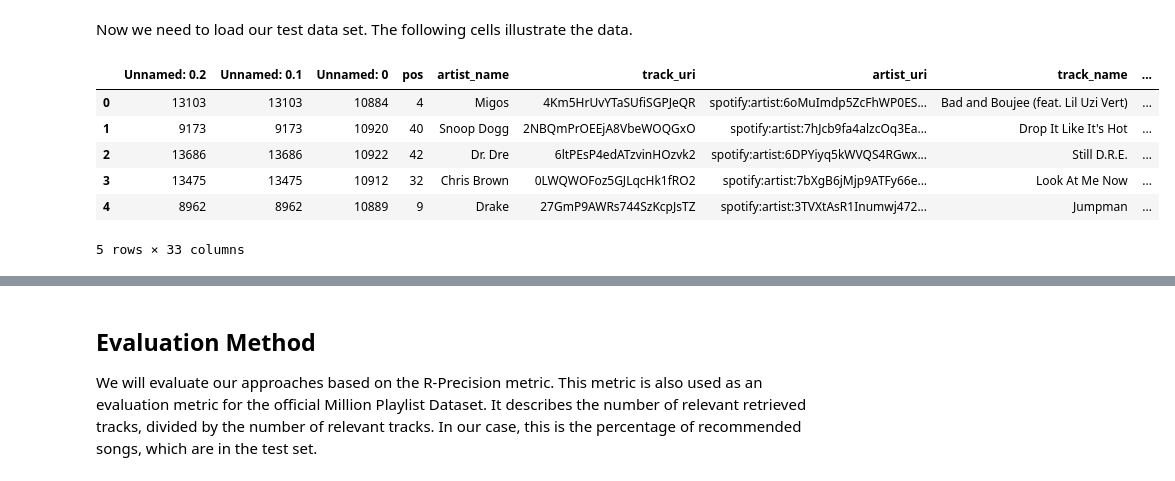
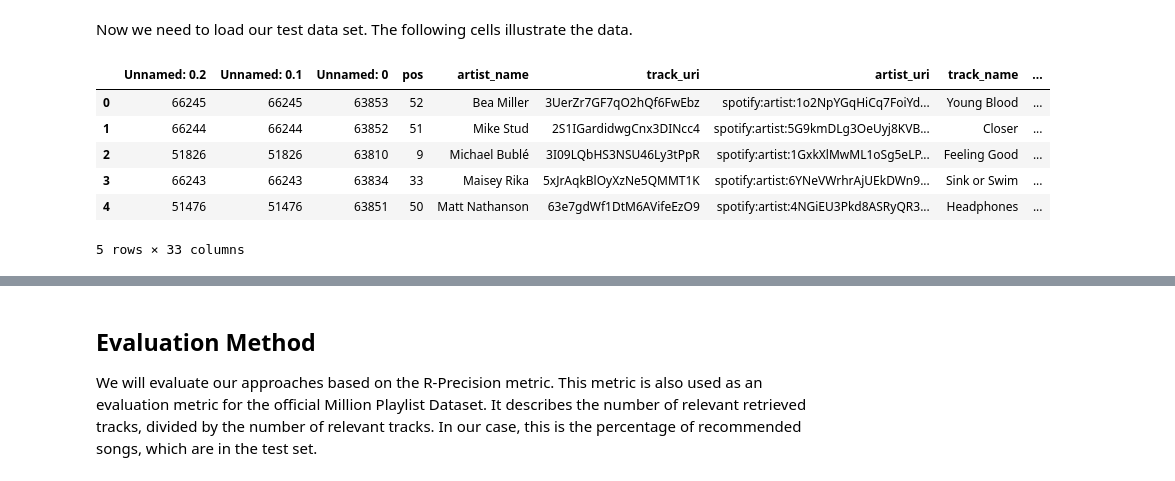
Before and after one commit to marja-w/mms-project-23, a Jupyter notebook: recommender_model/evaluation.ipynb, the cells around one changed output, grey strips where cells are left out. Drawn from its saved outputs; the diff is of its cells as text; code cells hidden in the pictures.

```diff
--- a/recommender_model/evaluation.ipynb
+++ b/recommender_model/evaluation.ipynb
@@ -34,15 +29,15 @@ with open(unique_songs_uris_file, 'r') as f:
 # %% [markdown]
 Now we need to load our test data set. The following cells illustrate the data.
 # %%
-df = pd.read_csv("data/sorted_processed_data_test.csv")
+df = pd.read_csv("data/processed_data_test.csv")
 df.head()
 # %% [output]
 |  | Unnamed: 0.2 | Unnamed: 0.1 | Unnamed: 0 | pos | artist_name | track_uri | artist_uri | track_name | ... |
-| 0 | 13103 | 13103 | 10884 | 4 | Migos | 4Km5HrUvYTaSUfiSGPJeQR | spotify:artist:6oMuImdp5ZcFhWP0ES... | Bad and Boujee (feat. Lil Uzi Vert) | ... |
-| 1 | 9173 | 9173 | 10920 | 40 | Snoop Dogg | 2NBQmPrOEEjA8VbeWOQGxO | spotify:artist:7hJcb9fa4alzcOq3Ea... | Drop It Like It's Hot | ... |
-| 2 | 13686 | 13686 | 10922 | 42 | Dr. Dre | 6ltPEsP4edATzvinHOzvk2 | spotify:artist:6DPYiyq5kWVQS4RGwx... | Still D.R.E. | ... |
-| 3 | 13475 | 13475 | 10912 | 32 | Chris Brown | 0LWQWOFoz5GJLqcHk1fRO2 | spotify:artist:7bXgB6jMjp9ATFy66e... | Look At Me Now | ... |
-| 4 | 8962 | 8962 | 10889 | 9 | Drake | 27GmP9AWRs744SzKcpJsTZ | spotify:artist:3TVXtAsR1Inumwj472... | Jumpman | ... |
+| 0 | 66245 | 66245 | 63853 | 52 | Bea Miller | 3UerZr7GF7qO2hQf6FwEbz | spotify:artist:1o2NpYGqHiCq7FoiYd... | Young Blood | ... |
+| 1 | 66244 | 66244 | 63852 | 51 | Mike Stud | 2S1IGardidwgCnx3DINcc4 | spotify:artist:5G9kmDLg3OeUyj8KVB... | Closer | ... |
+| 2 | 51826 | 51826 | 63810 | 9 | Michael Bublé | 3I09LQbHS3NSU46Ly3tPpR | spotify:artist:1GxkXlMwML1oSg5eLP... | Feeling Good | ... |
+| 3 | 66243 | 66243 | 63834 | 33 | Maisey Rika | 5xJrAqkBlOyXzNe5QMMT1K | spotify:artist:6YNeVWrhrAjUEkDWn9... | Sink or Swim | ... |
+| 4 | 51476 | 51476 | 63851 | 50 | Matt Nathanson | 63e7gdWf1DtM6AVifeEzO9 | spotify:artist:4NGiEU3Pkd8ASRyQR3... | Headphones | ... |
 5 rows × 33 columns
 # %%
 num_playlists = df["name"].nunique()  # count distinct values, this is the number of playlists
```
Also changed, not shown: parts of 7 cells of this notebook, 4 other files.
